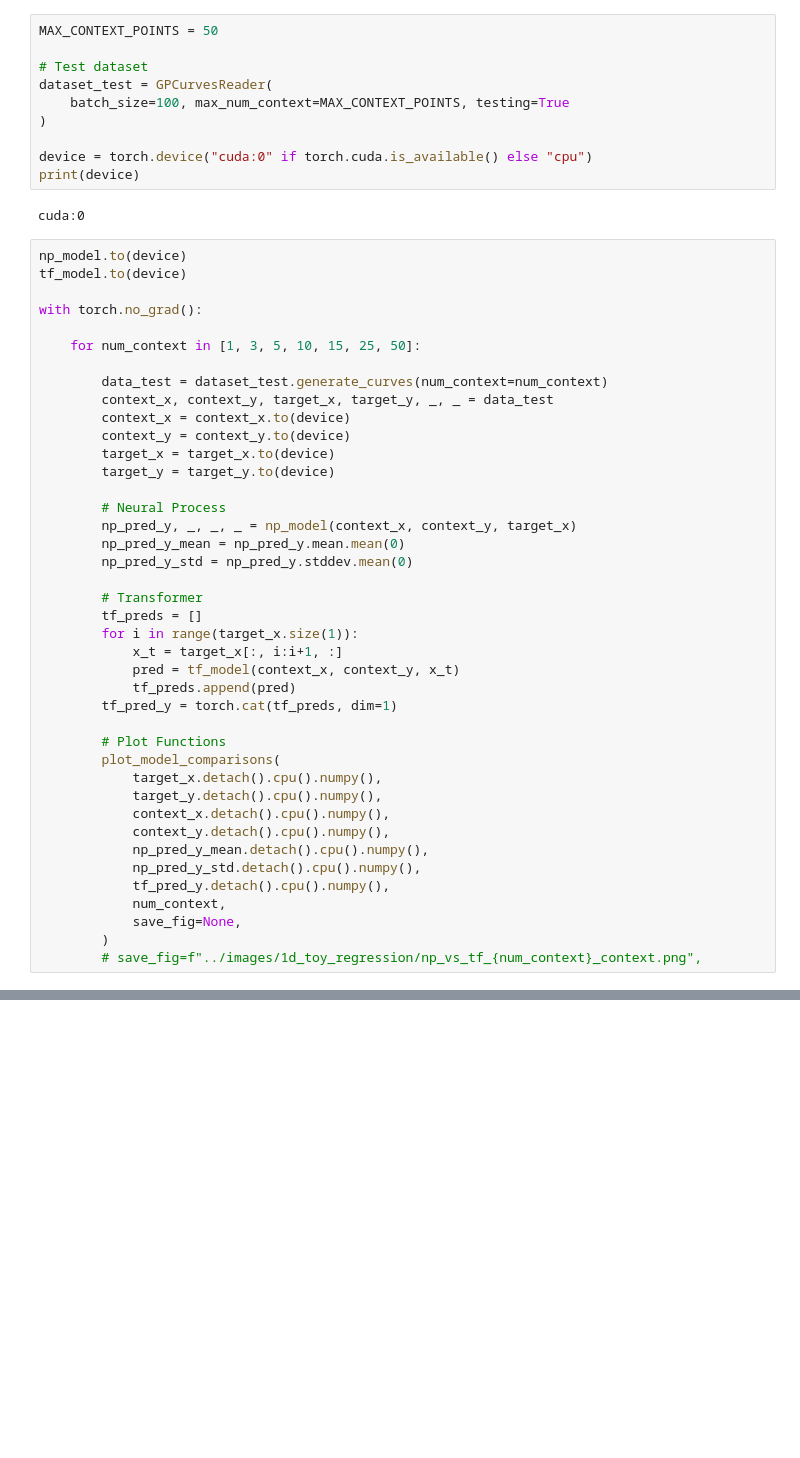
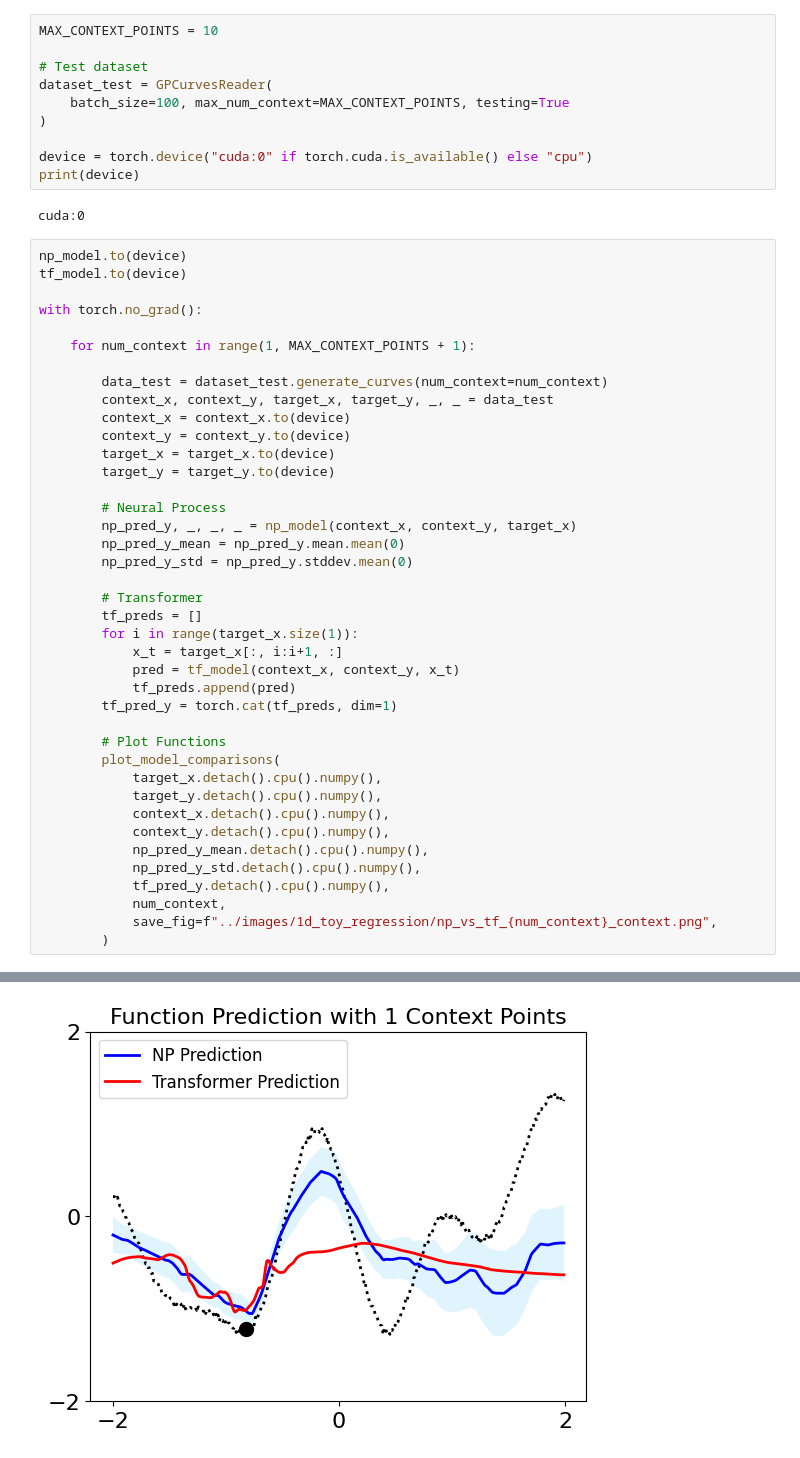
Before and after one commit to Fox4Song/fyp, a Jupyter notebook: notebooks/1d_toy_regression/Evaluate.ipynb, the cells around one changed output, grey strips where cells are left out. Saved outputs shown, nothing was run; the diff lists cells and outputs as text; blank space fills up the shorter version.

Commit message:
Add example when context point greater than 10

```diff
--- a/notebooks/1d_toy_regression/Evaluate.ipynb
+++ b/notebooks/1d_toy_regression/Evaluate.ipynb
@@ -38,7 +38,7 @@ LNP(
   (reshape_r_z): Linear(in_features=256, out_features=128, bias=True)
 )
 # %%
-MAX_CONTEXT_POINTS = 50
+MAX_CONTEXT_POINTS = 10
 
 # Test dataset
 dataset_test = GPCurvesReader(
@@ -55,7 +55,7 @@ tf_model.to(device)
 
 with torch.no_grad():
 
-    for num_context in [1, 3, 5, 10, 15, 25, 50]:
+    for num_context in range(1, MAX_CONTEXT_POINTS + 1):
 
         data_test = dataset_test.generate_curves(num_context=num_context)
         context_x, context_y, target_x, target_y, _, _ = data_test
@@ -87,7 +87,6 @@ with torch.no_grad():
             np_pred_y_std.detach().cpu().numpy(),
             tf_pred_y.detach().cpu().numpy(),
             num_context,
-            save_fig=None,
+            save_fig=f"../images/1d_toy_regression/np_vs_tf_{num_context}_context.png",
         )
-        # save_fig=f"../images/1d_toy_regression/np_vs_tf_{num_context}_context.png",
 # %% [output]
@@ -94,0 +93 @@ TypeError: 'int' object is not callable
+[figure, added]
```
Also changed, not shown: parts of 3 cells of this notebook, 1 other file.
